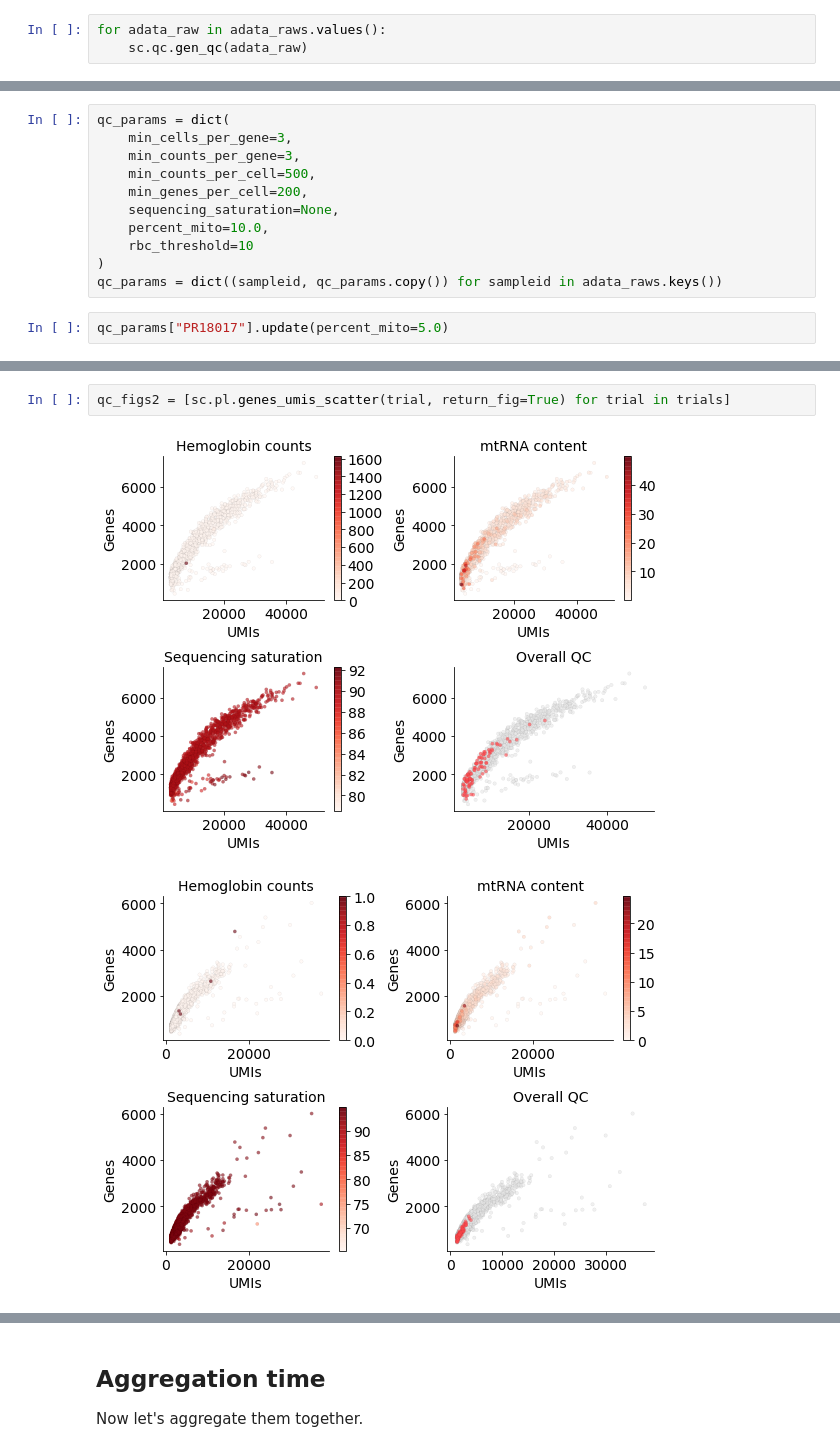
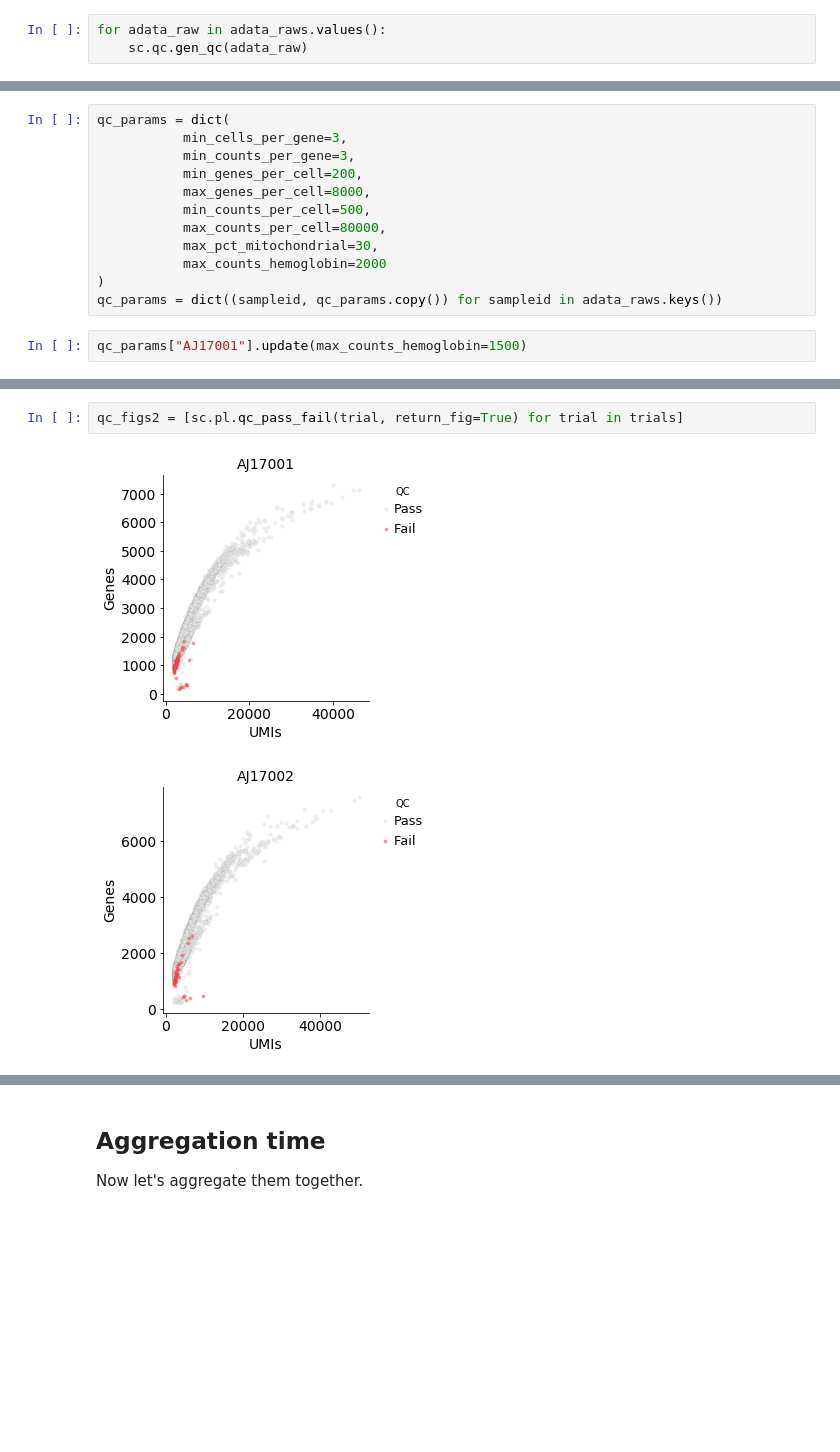
Before and after one commit to TheJacksonLaboratory/scanpy_recipes, a Jupyter notebook: examples/Analysis-Template_aggregation.ipynb, the cells around one changed output, grey strips where cells are left out. Saved outputs shown, nothing was run; the diff lists cells and outputs as text; blank space fills up the shorter version.

```diff
--- a/examples/Analysis-Template_aggregation.ipynb
+++ b/examples/Analysis-Template_aggregation.ipynb
@@ -95,16 +106,17 @@ Either use one set of QC params that can be used all samples or use individual p
 # %%
 qc_params = dict(
-    min_cells_per_gene=3,
-    min_counts_per_gene=3,
-    min_counts_per_cell=500,
-    min_genes_per_cell=200,
-    sequencing_saturation=None,
-    percent_mito=10.0,
-    rbc_threshold=10
+           min_cells_per_gene=3,
+           min_counts_per_gene=3,
+           min_genes_per_cell=200,
+           max_genes_per_cell=8000,
+           min_counts_per_cell=500,
+           max_counts_per_cell=80000,
+           max_pct_mitochondrial=30,
+           max_counts_hemoglobin=2000
 )
 qc_params = dict((sampleid, qc_params.copy()) for sampleid in adata_raws.keys())
-# %%
-qc_params["PR18017"].update(percent_mito=5.0)
+# %%
+qc_params["AJ17001"].update(max_counts_hemoglobin=1500)
 # %%
 trials = [sc.qc.run_qc(adata_raw, trial=True, **qc_params[sampleid])
           for sampleid, adata_raw in adata_raws.items()]
@@ -143,5 +147,5 @@ Filtered dims: (4135, 16953)
 # %%
-qc_figs2 = [sc.pl.genes_umis_scatter(trial, return_fig=True) for trial in trials]
+qc_figs2 = [sc.pl.qc_pass_fail(trial, return_fig=True) for trial in trials]
 # %% [output]
-[figure, old version]
+[figure, new version]
-[figure, old version]
+[figure, new version]
```
Also changed, not shown: parts of 47 cells of this notebook.
